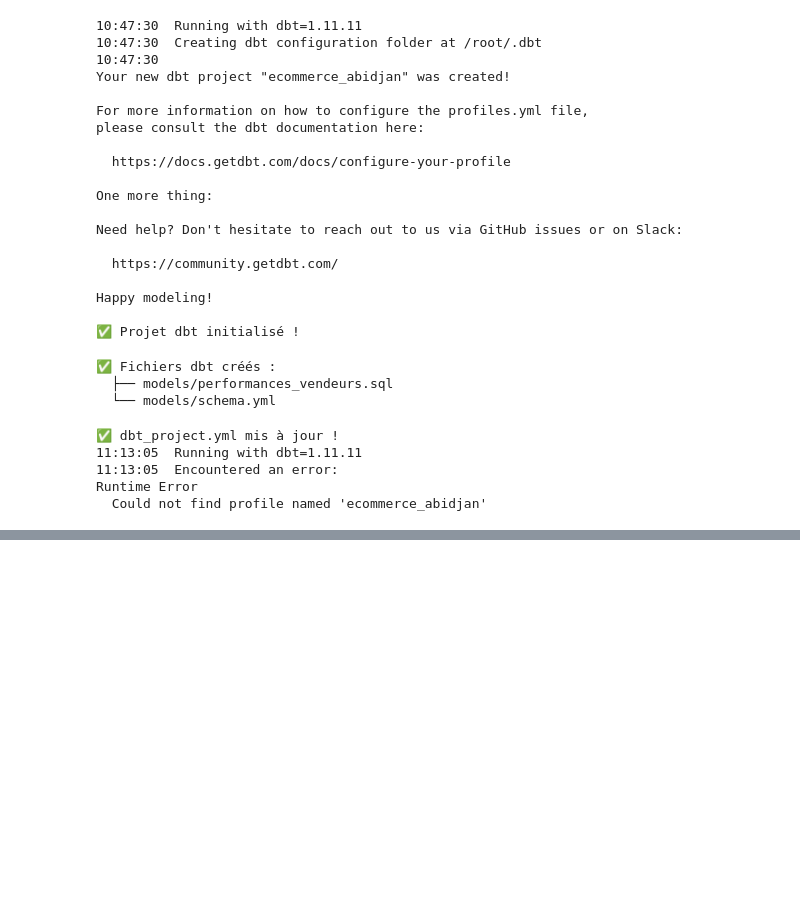
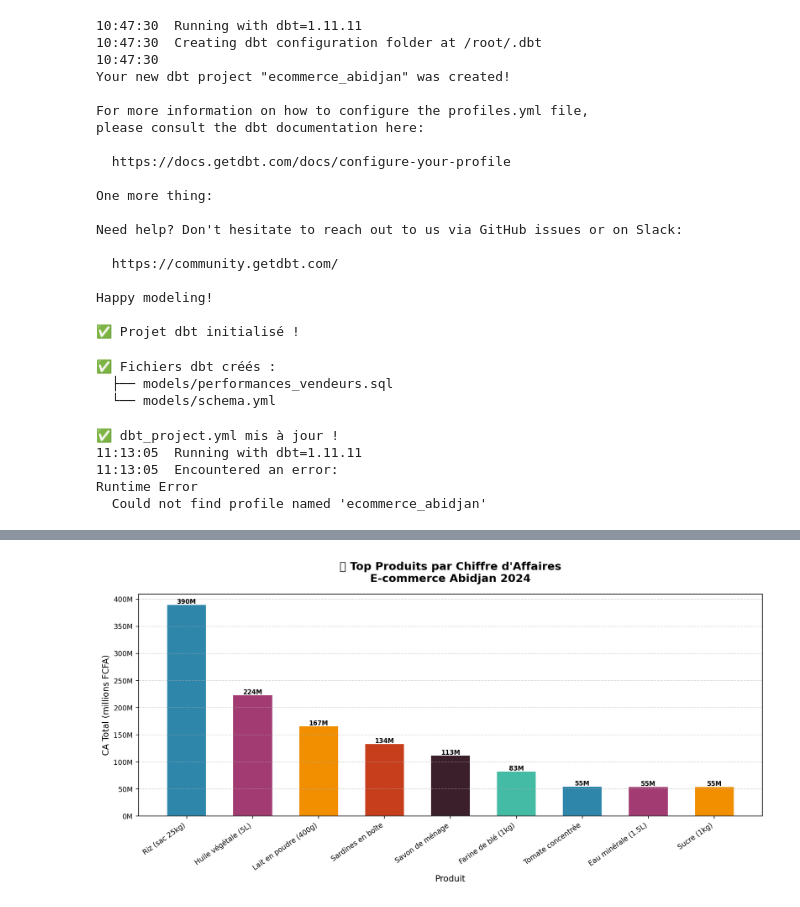
Before and after one commit to Oumar-ds/ecommerce-abidjan-pipeline, a Jupyter notebook: pipeline_ecommerce.ipynb, the cells around one changed output, grey strips where cells are left out. Drawn from its saved outputs; the diff is of its cells as text; code cells hidden in the pictures; blank space fills up the shorter version.

```diff
--- a/pipeline_ecommerce.ipynb
+++ b/pipeline_ecommerce.ipynb
@@ -1038,0 +1152,43 @@ Runtime Error
+# %%
+# ============================================================
+# CELLULE 32 — Graphique 3 : Top produits par CA
+# ============================================================
+
+# Calcul du CA par produit
+ca_produit = df.groupby('produit')['montant_fcfa']\
+               .sum()\
+               .sort_values(ascending=False)\
+               .reset_index()
+
+fig, ax = plt.subplots(figsize=(12, 6))
+
+bars = ax.bar(range(len(ca_produit)),
+              ca_produit['montant_fcfa'] / 1_000_000,
+              color=COULEURS * 2,
+              edgecolor='white', width=0.6)
+
+# Valeurs au dessus des barres
+for bar, val in zip(bars, ca_produit['montant_fcfa'] / 1_000_000):
+    ax.text(bar.get_x() + bar.get_width()/2, bar.get_height() + 1,
+            f'{val:.0f}M', ha='center', fontsize=8, fontweight='bold')
+
+# Labels axe X
+ax.set_xticks(range(len(ca_produit)))
+ax.set_xticklabels(ca_produit['produit'],
+                   rotation=35, ha='right', fontsize=9)
+
+ax.set_title("🛒 Top Produits par Chiffre d'Affaires\nE-commerce Abidjan 2024",
+             fontweight='bold', pad=15)
+ax.set_xlabel("Produit")
+ax.set_ylabel("CA Total (millions FCFA)")
+ax.yaxis.set_major_formatter(
+    mticker.FuncFormatter(lambda x, _: f'{x:.0f}M')
+)
+ax.grid(axis='y', linestyle='--', alpha=0.5)
+
+plt.tight_layout()
+plt.savefig('outputs/graphs/graph3_top_produits.png',
+            dpi=150, bbox_inches='tight')
+plt.show()
+# %% [output]
+[figure, added]
```
Also changed, not shown: parts of 9 cells of this notebook.
